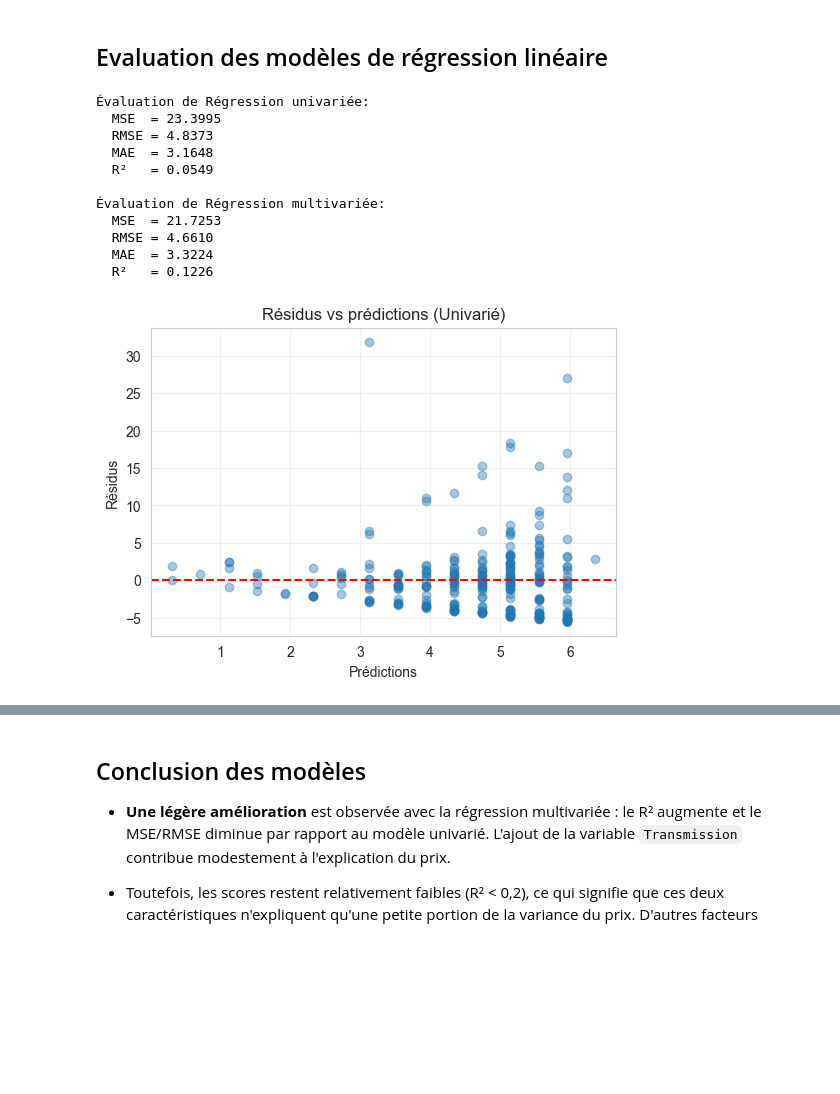
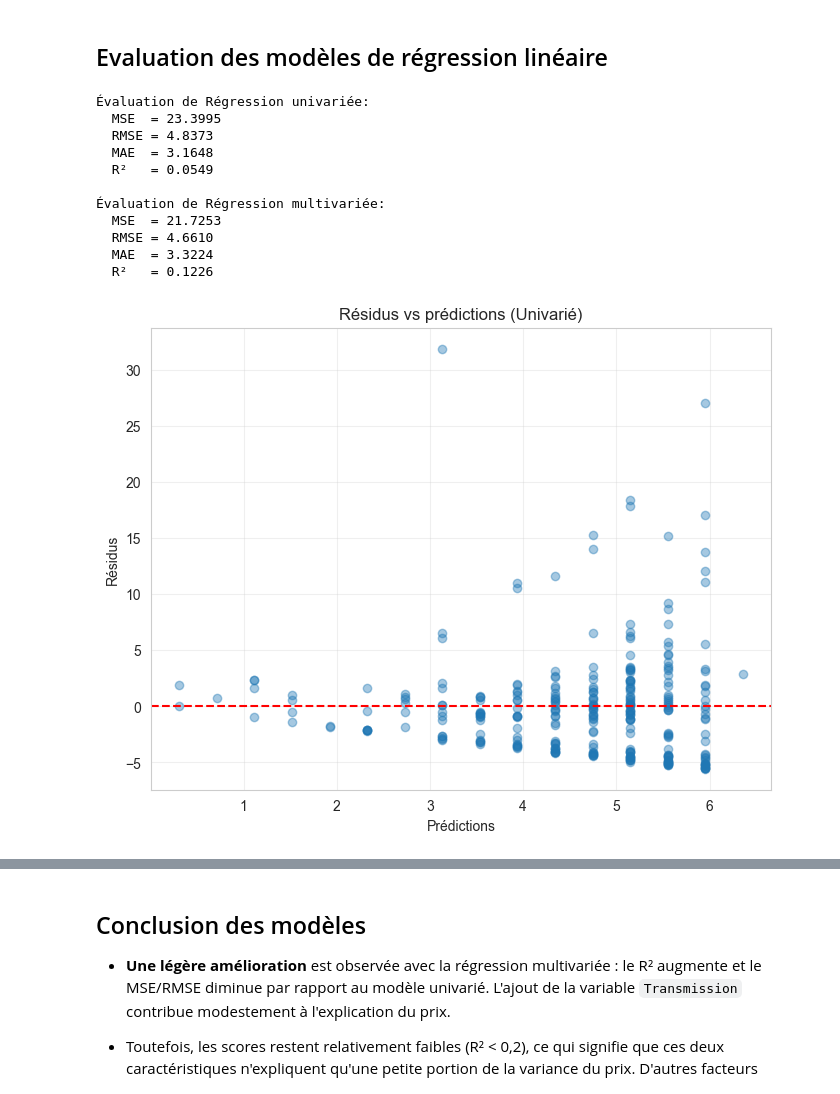
Before and after one commit to axel-achart/new-car, a Jupyter notebook: notebook.ipynb, the cells around one changed output, grey strips where cells are left out. Drawn from its saved outputs; the diff is of its cells as text; code cells hidden in the pictures; blank space fills up the shorter version.

Commit message:
complete and update figsize

```diff
--- a/notebook.ipynb
+++ b/notebook.ipynb
@@ -371,32 +373,32 @@ def evaluate_model(model, X, y, name="modèle"):
 y_pred_uni = evaluate_model(model, X, y, name="Régression univariée")
 
 # Évaluer modèle multivarié
 y_pred_multi = evaluate_model(model_multi, X_multi, y_multi, name="Régression multivariée")
 
 # Visualisation des résidus pour chaque modèle
 for title, Xdata, y_true, y_pred in [
     ("Univarié", X, y, y_pred_uni),
     ("Multivarié", X_multi, y_multi, y_pred_multi)
 ]:
     residuals = y_true - y_pred
-    plt.figure(figsize=(6,4))
+    plt.figure(figsize=(8,6))
     plt.scatter(y_pred, residuals, alpha=0.4)
     plt.axhline(0, color='red', linestyle='--')
     plt.title(f"Résidus vs prédictions ({title})")
     plt.xlabel('Prédictions')
     plt.ylabel('Résidus')
     plt.grid(alpha=0.3)
     plt.show()
 # %% [output]
 Évaluation de Régression univariée:
   MSE  = 23.3995
   RMSE = 4.8373
   MAE  = 3.1648
   R²   = 0.0549
 
 Évaluation de Régression multivariée:
   MSE  = 21.7253
   RMSE = 4.6610
   MAE  = 3.3224
   R²   = 0.1226
-[figure, old version]
+[figure, new version]
```
Also changed, not shown: parts of 4 cells of this notebook.
